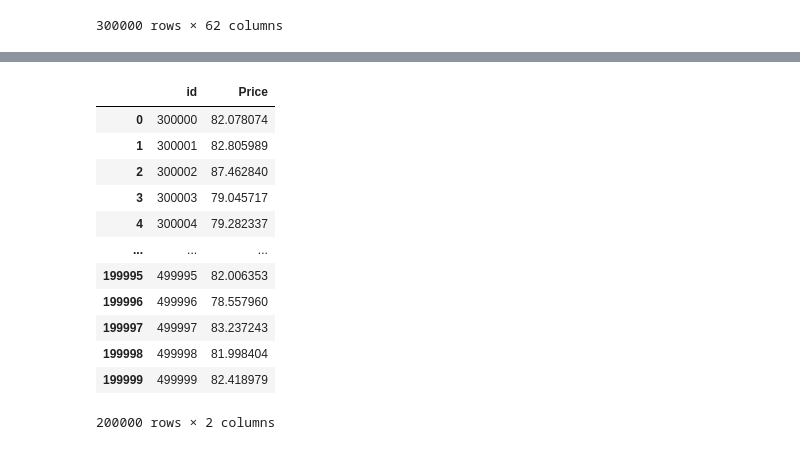
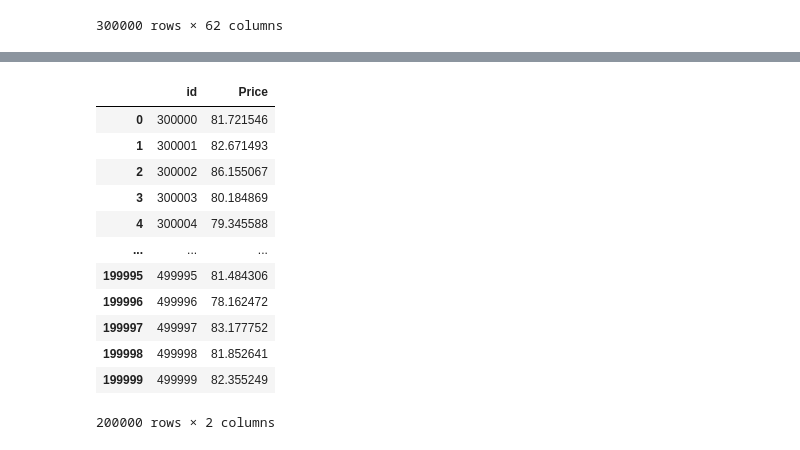
Before and after one commit to Oleksiy-Zhukov/Kaggle-Competitions, a Jupyter notebook: PS/S5E2/backpack-prediction-eda-baseline.ipynb, the cells around one changed output, grey strips where cells are left out. Drawn from its saved outputs; the diff is of its cells as text; code cells hidden in the pictures.

Commit message:
Kaggle Notebook | 🎒 Backpack Price Prediction: EDA -> Ensemble 🚀  | Version 19

```diff
--- a/PS/S5E2/backpack-prediction-eda-baseline.ipynb
+++ b/PS/S5E2/backpack-prediction-eda-baseline.ipynb
@@ -578,6 +562,12 @@ def feh(df):
         _4_1=((pl.col('x1')-pl.col('x5'))**2 + (pl.col('x2')-pl.col('x6'))**2 +
               (pl.col('x3')-pl.col('x7'))**2 + (pl.col('x4')-pl.col('x8'))**2).sqrt()
     )
+
+    # Standardize the weight capacity. Alternatively, you could create bins.
+    scaler = StandardScaler()
+    df["Weight_Capacity_scaled"] = scaler.fit_transform(df[["Weight Capacity (kg)"]])
+    df["Weight_Capacity_scaled"] = scaler.transform(df[["Weight Capacity (kg)"]])
+
     df = polar_df.to_pandas()
     return df
 
@@ -1195,30 +1183,30 @@ plt.show()
 # %%
 sub = pd.read_csv(sub_PATH)
 #sub[f'{target}'] = test_pred_total
 
 # public solutions
 SAE_TE_XGB = pd.read_csv("/kaggle/input/s5e2-sae-te-xgb/submission.csv")
 ps_A_XGB = pd.read_csv("/kaggle/input/ps-s5e2-hyperspace-as-feats-a-xgboost-lightgbm/submission.csv")
 
 ps_A_XGB.columns = ps_A_XGB.columns.str.strip()
 SAE_TE_XGB.columns = SAE_TE_XGB.columns.str.strip()
 
 
-sub['Price'] = ps_A_XGB['Price'] * 0.3 + SAE_TE_XGB['Price'] * 0.4 + test_pred_total * 0.3
+sub['Price'] = ps_A_XGB['Price'] * 0.25 + SAE_TE_XGB['Price'] * 0.25 + test_pred_total * 0.5
 
 sub.to_csv('submission.csv', index=False)
 sub
 # %% [output]
 |  | id | Price |
-| 0 | 300000 | 82.078074 |
-| 1 | 300001 | 82.805989 |
-| 2 | 300002 | 87.462840 |
-| 3 | 300003 | 79.045717 |
-| 4 | 300004 | 79.282337 |
+| 0 | 300000 | 81.721546 |
+| 1 | 300001 | 82.671493 |
+| 2 | 300002 | 86.155067 |
+| 3 | 300003 | 80.184869 |
+| 4 | 300004 | 79.345588 |
 | ... | ... | ... |
-| 199995 | 499995 | 82.006353 |
-| 199996 | 499996 | 78.557960 |
-| 199997 | 499997 | 83.237243 |
-| 199998 | 499998 | 81.998404 |
-| 199999 | 499999 | 82.418979 |
+| 199995 | 499995 | 81.484306 |
+| 199996 | 499996 | 78.162472 |
+| 199997 | 499997 | 83.177752 |
+| 199998 | 499998 | 81.852641 |
+| 199999 | 499999 | 82.355249 |
 200000 rows × 2 columns
```
Also changed, not shown: parts of 3 cells of this notebook.
